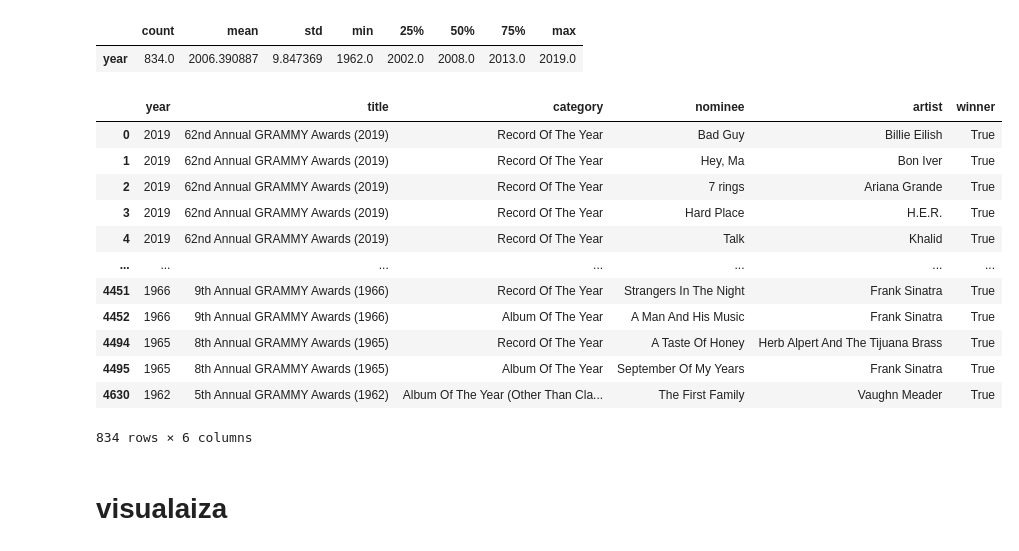
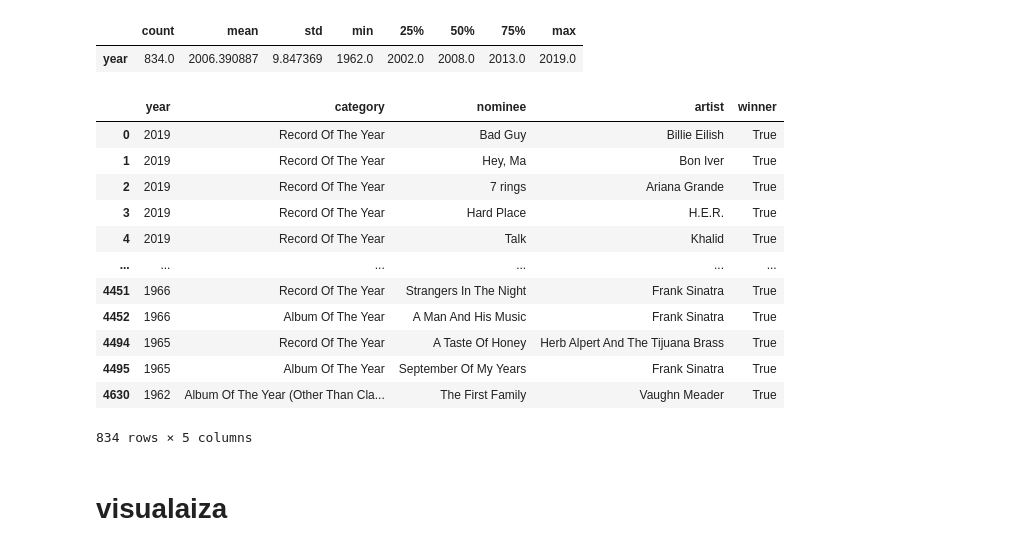
Before and after one commit to JuanDavidDazaR/workshop_2_etl_process_using_airflow, a Jupyter notebook: notebooks/003_eda_grammys.ipynb, the cells around one changed output. Cells and saved outputs as stored; diff of their text form; code cells hidden in the pictures.

```diff
--- a/notebooks/003_eda_grammys.ipynb
+++ b/notebooks/003_eda_grammys.ipynb
@@ -183,23 +204,23 @@ df.describe().T
 |  | count | mean | std | min | 25% | 50% | 75% | max |
 | year | 834.0 | 2006.390887 | 9.847369 | 1962.0 | 2002.0 | 2008.0 | 2013.0 | 2019.0 |
 # %%
-selected_columns = ["year", "title", "category", "nominee", "artist", "winner"]
+selected_columns = ["year","category", "nominee", "artist", "winner"]
 df = df[selected_columns]
 df
 # %% [output]
-|  | year | title | category | nominee | artist | winner |
-| 0 | 2019 | 62nd Annual GRAMMY Awards (2019) | Record Of The Year | Bad Guy | Billie Eilish | True |
-| 1 | 2019 | 62nd Annual GRAMMY Awards (2019) | Record Of The Year | Hey, Ma | Bon Iver | True |
-| 2 | 2019 | 62nd Annual GRAMMY Awards (2019) | Record Of The Year | 7 rings | Ariana Grande | True |
-| 3 | 2019 | 62nd Annual GRAMMY Awards (2019) | Record Of The Year | Hard Place | H.E.R. | True |
-| 4 | 2019 | 62nd Annual GRAMMY Awards (2019) | Record Of The Year | Talk | Khalid | True |
-| ... | ... | ... | ... | ... | ... | ... |
-| 4451 | 1966 | 9th Annual GRAMMY Awards (1966) | Record Of The Year | Strangers In The Night | Frank Sinatra | True |
-| 4452 | 1966 | 9th Annual GRAMMY Awards (1966) | Album Of The Year | A Man And His Music | Frank Sinatra | True |
-| 4494 | 1965 | 8th Annual GRAMMY Awards (1965) | Record Of The Year | A Taste Of Honey | Herb Alpert And The Tijuana Brass | True |
-| 4495 | 1965 | 8th Annual GRAMMY Awards (1965) | Album Of The Year | September Of My Years | Frank Sinatra | True |
-| 4630 | 1962 | 5th Annual GRAMMY Awards (1962) | Album Of The Year (Other Than Cla... | The First Family | Vaughn Meader | True |
+|  | year | category | nominee | artist | winner |
+| 0 | 2019 | Record Of The Year | Bad Guy | Billie Eilish | True |
+| 1 | 2019 | Record Of The Year | Hey, Ma | Bon Iver | True |
+| 2 | 2019 | Record Of The Year | 7 rings | Ariana Grande | True |
+| 3 | 2019 | Record Of The Year | Hard Place | H.E.R. | True |
+| 4 | 2019 | Record Of The Year | Talk | Khalid | True |
+| ... | ... | ... | ... | ... | ... |
+| 4451 | 1966 | Record Of The Year | Strangers In The Night | Frank Sinatra | True |
+| 4452 | 1966 | Album Of The Year | A Man And His Music | Frank Sinatra | True |
+| 4494 | 1965 | Record Of The Year | A Taste Of Honey | Herb Alpert And The Tijuana Brass | True |
+| 4495 | 1965 | Album Of The Year | September Of My Years | Frank Sinatra | True |
+| 4630 | 1962 | Album Of The Year (Other Than Cla... | The First Family | Vaughn Meader | True |
-834 rows × 6 columns
+834 rows × 5 columns
 # %% [markdown]
 # visualaiza
 # %%
```
Also changed, not shown: parts of 2 cells of this notebook, 16 other files.
